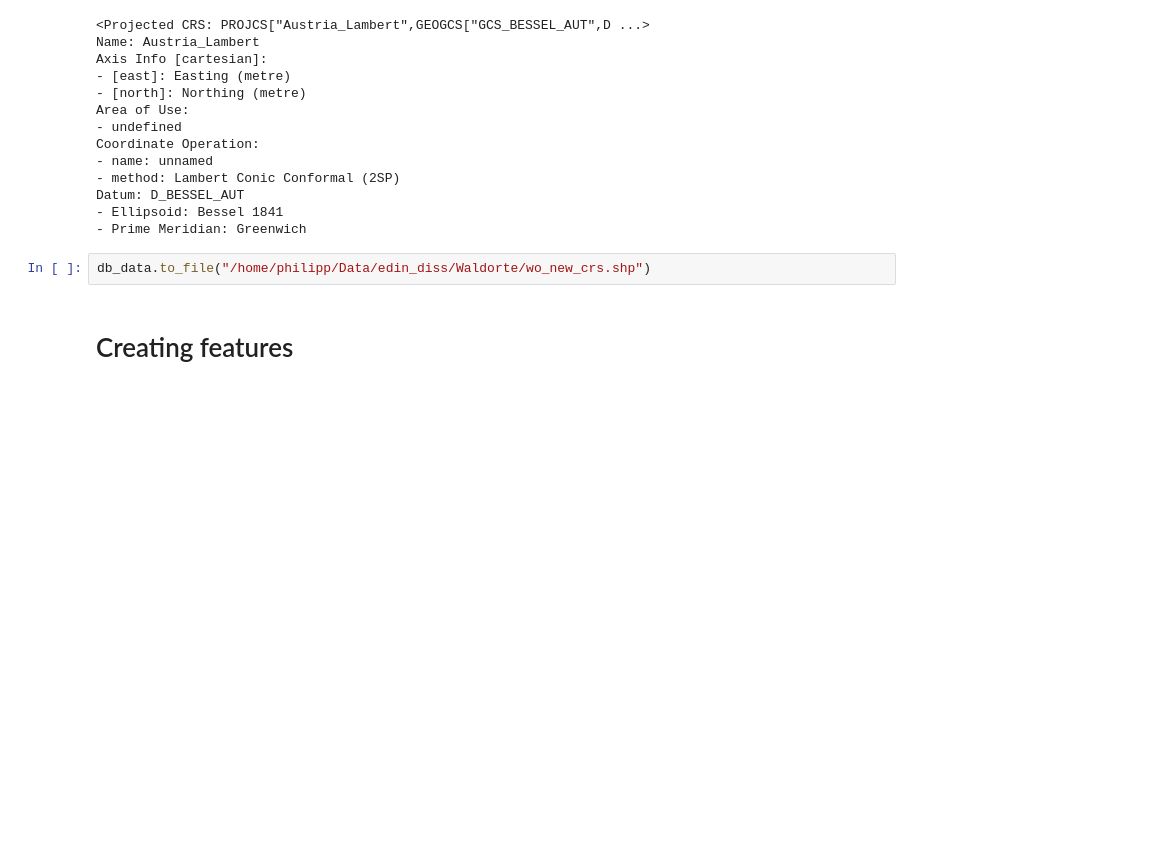
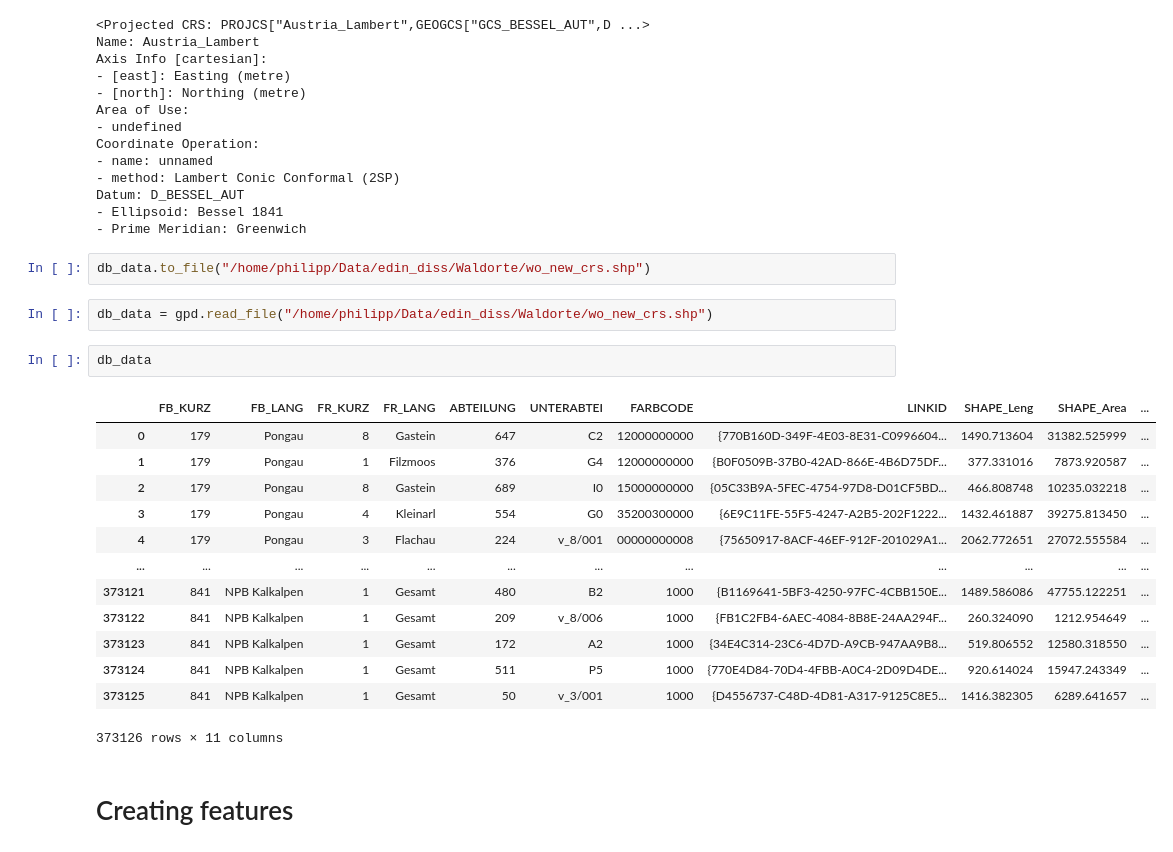
Before and after one commit to satlawa/edin_diss_geo, a Jupyter notebook: create_ground_truth.ipynb, the cells around one changed output. Drawn from its saved outputs; the diff is of its cells as text; blank space fills up the shorter version.

```diff
--- a/create_ground_truth.ipynb
+++ b/create_ground_truth.ipynb
@@ -67,6 +53,24 @@ Datum: D_BESSEL_AUT
 - Prime Meridian: Greenwich
 # %%
 db_data.to_file("/home/philipp/Data/edin_diss/Waldorte/wo_new_crs.shp")
+# %%
+db_data = gpd.read_file("/home/philipp/Data/edin_diss/Waldorte/wo_new_crs.shp")
+# %%
+db_data
+# %% [output]
+|  | FB_KURZ | FB_LANG | FR_KURZ | FR_LANG | ABTEILUNG | UNTERABTEI | FARBCODE | LINKID | SHAPE_Leng | SHAPE_Area | ... |
+| 0 | 179 | Pongau | 8 | Gastein | 647 | C2 | 12000000000 | {770B160D-349F-4E03-8E31-C0996604... | 1490.713604 | 31382.525999 | ... |
+| 1 | 179 | Pongau | 1 | Filzmoos | 376 | G4 | 12000000000 | {B0F0509B-37B0-42AD-866E-4B6D75DF... | 377.331016 | 7873.920587 | ... |
+| 2 | 179 | Pongau | 8 | Gastein | 689 | I0 | 15000000000 | {05C33B9A-5FEC-4754-97D8-D01CF5BD... | 466.808748 | 10235.032218 | ... |
+| 3 | 179 | Pongau | 4 | Kleinarl | 554 | G0 | 35200300000 | {6E9C11FE-55F5-4247-A2B5-202F1222... | 1432.461887 | 39275.813450 | ... |
+| 4 | 179 | Pongau | 3 | Flachau | 224 | v_8/001 | 00000000008 | {75650917-8ACF-46EF-912F-201029A1... | 2062.772651 | 27072.555584 | ... |
+| ... | ... | ... | ... | ... | ... | ... | ... | ... | ... | ... | ... |
+| 373121 | 841 | NPB Kalkalpen | 1 | Gesamt | 480 | B2 | 1000 | {B1169641-5BF3-4250-97FC-4CBB150E... | 1489.586086 | 47755.122251 | ... |
+| 373122 | 841 | NPB Kalkalpen | 1 | Gesamt | 209 | v_8/006 | 1000 | {FB1C2FB4-6AEC-4084-8B8E-24AA294F... | 260.324090 | 1212.954649 | ... |
+| 373123 | 841 | NPB Kalkalpen | 1 | Gesamt | 172 | A2 | 1000 | {34E4C314-23C6-4D7D-A9CB-947AA9B8... | 519.806552 | 12580.318550 | ... |
+| 373124 | 841 | NPB Kalkalpen | 1 | Gesamt | 511 | P5 | 1000 | {770E4D84-70D4-4FBB-A0C4-2D09D4DE... | 920.614024 | 15947.243349 | ... |
+| 373125 | 841 | NPB Kalkalpen | 1 | Gesamt | 50 | v_3/001 | 1000 | {D4556737-C48D-4D81-A317-9125C8E5... | 1416.382305 | 6289.641657 | ... |
+373126 rows × 11 columns
 # %% [markdown]
 # Creating features
 # %%
```
Also changed, not shown: parts of 14 cells of this notebook.
